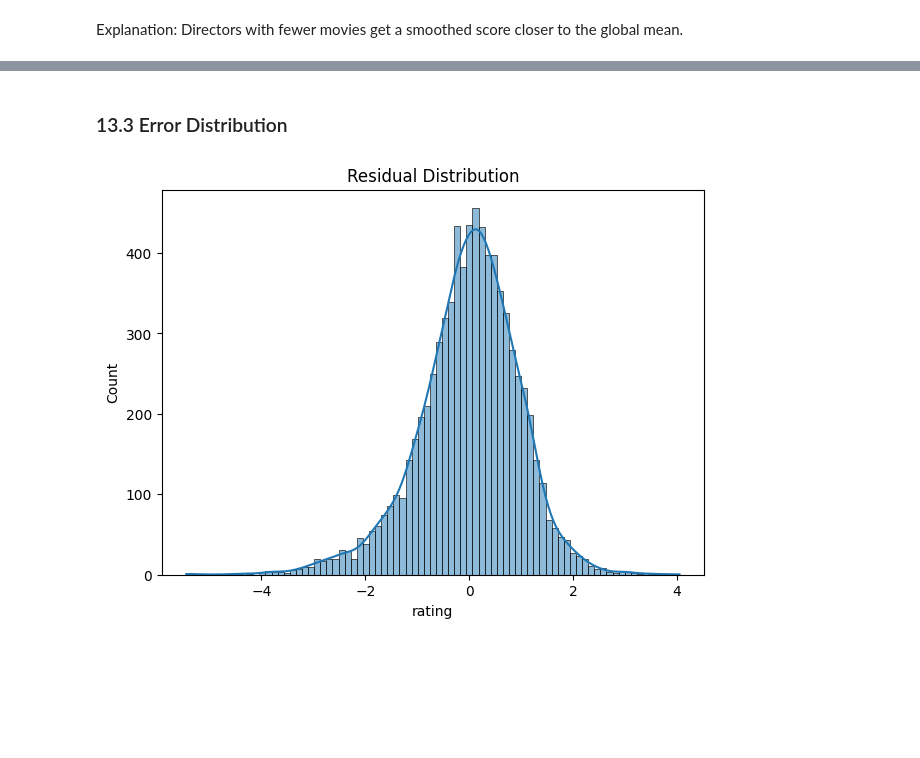
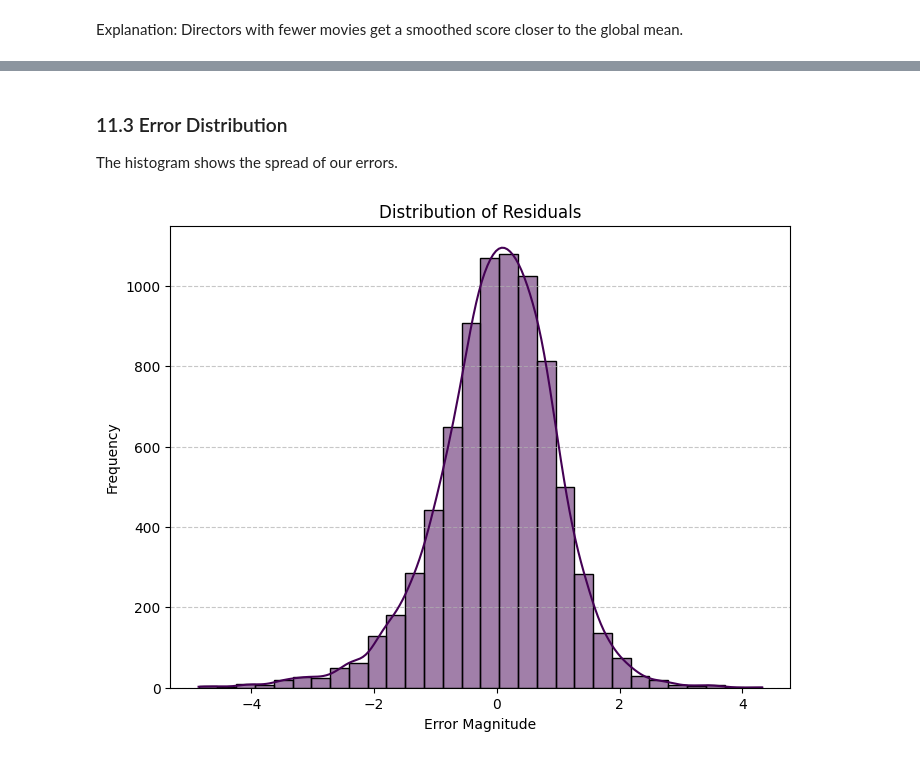
Before and after one commit to Berilay6/Movie_IMDb_Prediction, a Jupyter notebook: ridge_regression.ipynb, the cells around one changed output, grey strips where cells are left out. Saved outputs shown, nothing was run; the diff lists cells and outputs as text; code cells hidden in the pictures; blank space fills up the shorter version.

Commit message:
final version of ridge notebook

```diff
--- a/ridge_regression.ipynb
+++ b/ridge_regression.ipynb
@@ -185 +363,31 @@ best_model = grid.best_estimator_
+# %%
+# 1. Handle Missing Values
+X_train['description'] = X_train['description'].fillna('')
+X_test['description'] = X_test['description'].fillna('')
+
+# 2. Text Cleaning (Regex)
+# Removes "See full summary..." and trailing "..."
+clean_pattern = r'See full summary.*|\.{3,}$'
+X_train['description'] = X_train['description'].astype(str).str.replace(clean_pattern, '', regex=True).str.strip()
+X_test['description'] = X_test['description'].astype(str).str.replace(clean_pattern, '', regex=True).str.strip()
+
+# 3. Define Column Transformer
+# We identify the text column vs. numerical columns
+text_col = 'description'
+num_cols = [col for col in X_train.columns if col != text_col]
+
+preprocessor = ColumnTransformer(
+    transformers=[
+        # Apply Standard Scaling to numeric features
+        ('num', StandardScaler(), num_cols),
+        # Apply TF-IDF to text feature (limit to top 2000 words to prevent overfitting)
+        ('text', TfidfVectorizer(max_features=2000, stop_words='english'), text_col)
+    ]
+)
+
+# 4. Create the Pipeline
+pipeline = Pipeline([
+    ('preprocessor', preprocessor),
+    ('ridge', Ridge())
+])
 # %% [markdown]
@@ -193,7 +397,3 @@ y_pred = best_model.predict(X_test)
 # %%
-mse = mean_squared_error(y_test, y_pred)
-rmse = np.sqrt(mse)
-r2 = r2_score(y_test, y_pred)
-
-print(f"\nR2 Score: {r2:.4f}\nRMSE: {rmse:.4f}")
+y_pred = evaluate_model(X_train, X_test, y_train, y_test, pipeline)
 # %% [output]
@@ -233,9 +475,14 @@ plt.show()
 # %% [markdown]
-### 13.3 Error Distribution
+### 11.3 Error Distribution
+
+The histogram shows the spread of our errors.
 # %%
-plt.figure(figsize=(7, 5))
-sns.histplot(residuals, kde=True)
-plt.title("Residual Distribution")
+plt.figure(figsize=(8, 6))
+sns.histplot(residuals, kde=True, color='#440154', bins=30)
+plt.title("Distribution of Residuals")
+plt.xlabel("Error Magnitude")
+plt.ylabel("Frequency")
+plt.grid(axis='y', linestyle='--', alpha=0.7)
 plt.show()
 # %% [output]
-[figure, old version]
+[figure, new version]
```
Also changed, not shown: parts of 64 cells of this notebook.
